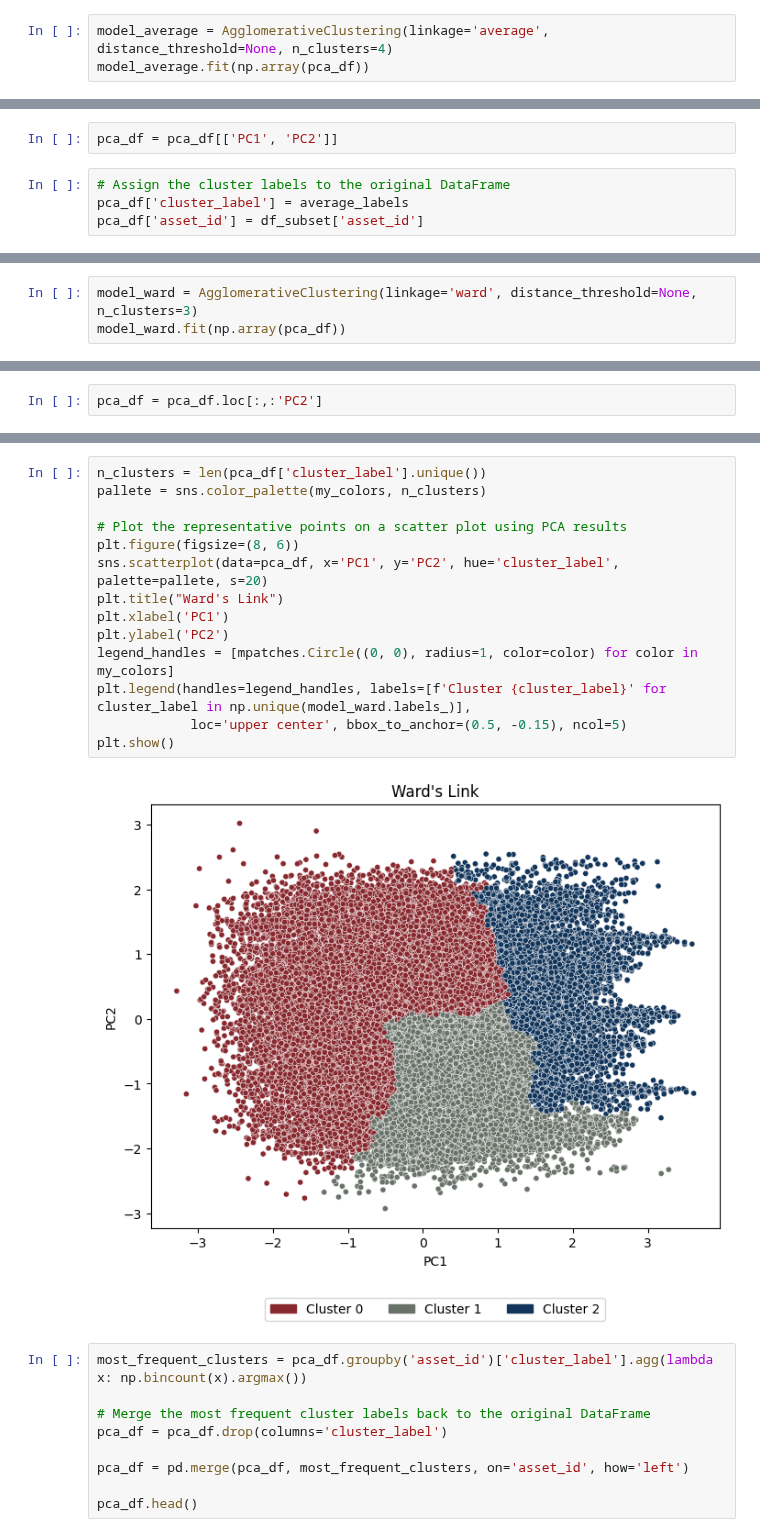
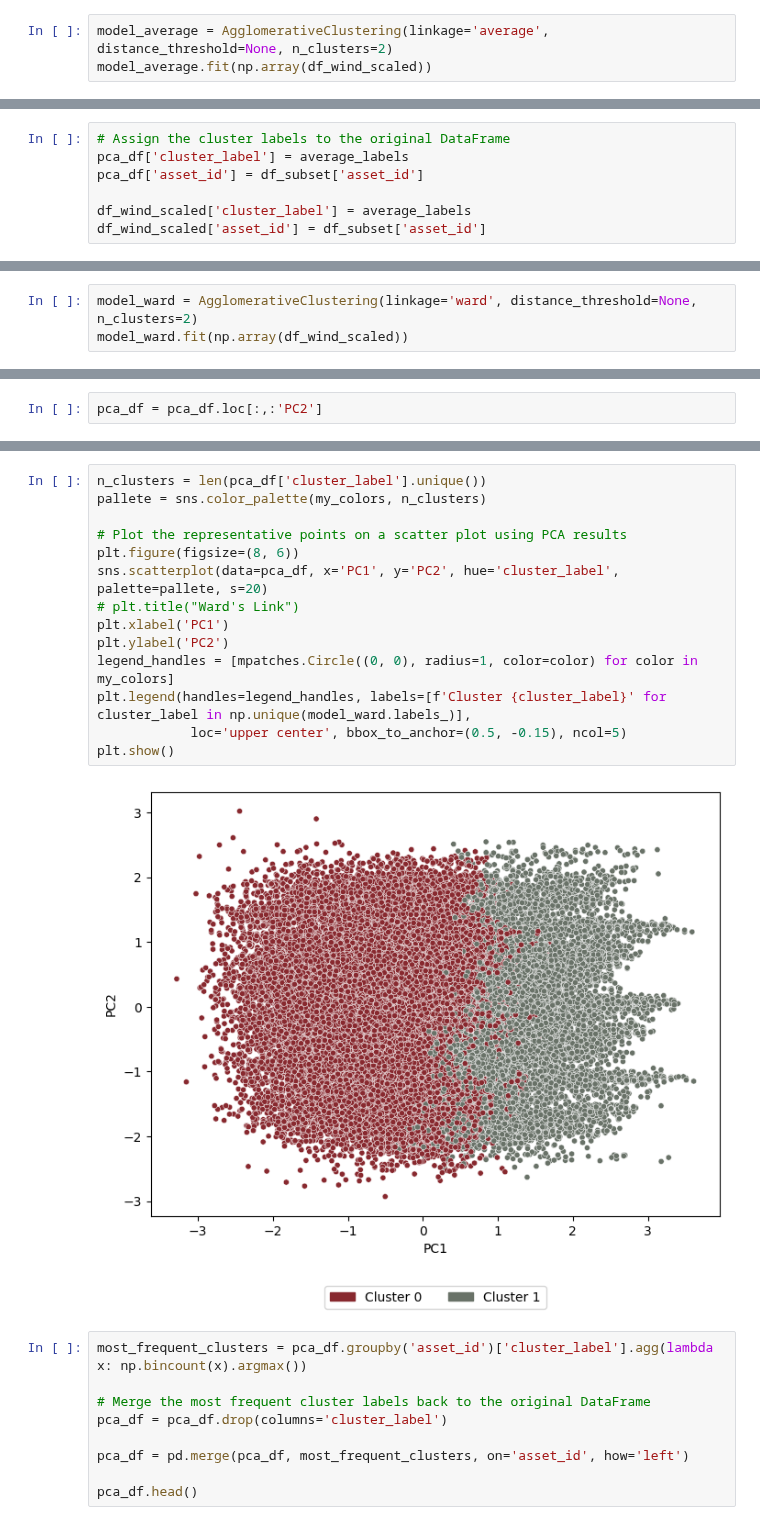
Before and after one commit to sarabreu/thesis_dev, a Jupyter notebook: 2_models/with_raw_data/wind/hierarchical_cluster_opt.ipynb, the cells around one changed output, grey strips where cells are left out. Cells and saved outputs as stored; diff of their text form.

```diff
--- a/2_models/with_raw_data/wind/hierarchical_cluster_opt.ipynb
+++ b/2_models/with_raw_data/wind/hierarchical_cluster_opt.ipynb
@@ -321,6 +302,6 @@ Best Silhouette Score: 0.42344193816940756
 # %% [markdown]
 Besides the silhouette score difference, the model will be fitted with the 0.05 distance threshold and then the dendrogram is going to be cut at the beggining to increase the silhouette score.
 # %%
-model_average = AgglomerativeClustering(linkage='average', distance_threshold=None, n_clusters=4)
-model_average.fit(np.array(pca_df))
+model_average = AgglomerativeClustering(linkage='average', distance_threshold=None, n_clusters=2)
+model_average.fit(np.array(df_wind_scaled))
 # %% [output]
@@ -355,10 +336,11 @@ with open('results/hierarchical_opt/average_clustering.pickle', 'rb') as f:
 # print(labels_cut)
 # %% [output]
 [2 2 2 ... 2 2 2]
-# %%
-pca_df = pca_df[['PC1', 'PC2']]
 # %%
 # Assign the cluster labels to the original DataFrame
 pca_df['cluster_label'] = average_labels
 pca_df['asset_id'] = df_subset['asset_id']
+
+df_wind_scaled['cluster_label'] = average_labels
+df_wind_scaled['asset_id'] = df_subset['asset_id']
 # %%
@@ -518,6 +499,6 @@ GridSearchCV(cv=2, estimator=AgglomerativeClustering(), n_jobs=-1,
 Best Parameters: {'n_clusters': 4}
 Best Silhouette Score: 0.3036531350865542
 # %%
-model_ward = AgglomerativeClustering(linkage='ward', distance_threshold=None, n_clusters=3)
-model_ward.fit(np.array(pca_df))
+model_ward = AgglomerativeClustering(linkage='ward', distance_threshold=None, n_clusters=2)
+model_ward.fit(np.array(df_wind_scaled))
 # %% [output]
@@ -561,19 +543,19 @@ pca_df.to_csv('results/hierarchical_opt/csv_labels_cut_raw/ward_link.csv', index
 # %%
 n_clusters = len(pca_df['cluster_label'].unique())
 pallete = sns.color_palette(my_colors, n_clusters)
 
 # Plot the representative points on a scatter plot using PCA results
 plt.figure(figsize=(8, 6))
 sns.scatterplot(data=pca_df, x='PC1', y='PC2', hue='cluster_label', palette=pallete, s=20)
-plt.title("Ward's Link")
+# plt.title("Ward's Link")
 plt.xlabel('PC1')
 plt.ylabel('PC2')
 legend_handles = [mpatches.Circle((0, 0), radius=1, color=color) for color in my_colors]
 plt.legend(handles=legend_handles, labels=[f'Cluster {cluster_label}' for cluster_label in np.unique(model_ward.labels_)],
             loc='upper center', bbox_to_anchor=(0.5, -0.15), ncol=5)
 plt.show()
 # %% [output]
-[figure, old version]
+[figure, new version]
 # %%
 most_frequent_clusters = pca_df.groupby('asset_id')['cluster_label'].agg(lambda x: np.bincount(x).argmax())
 
```
Also changed, not shown: parts of 41 cells of this notebook.
